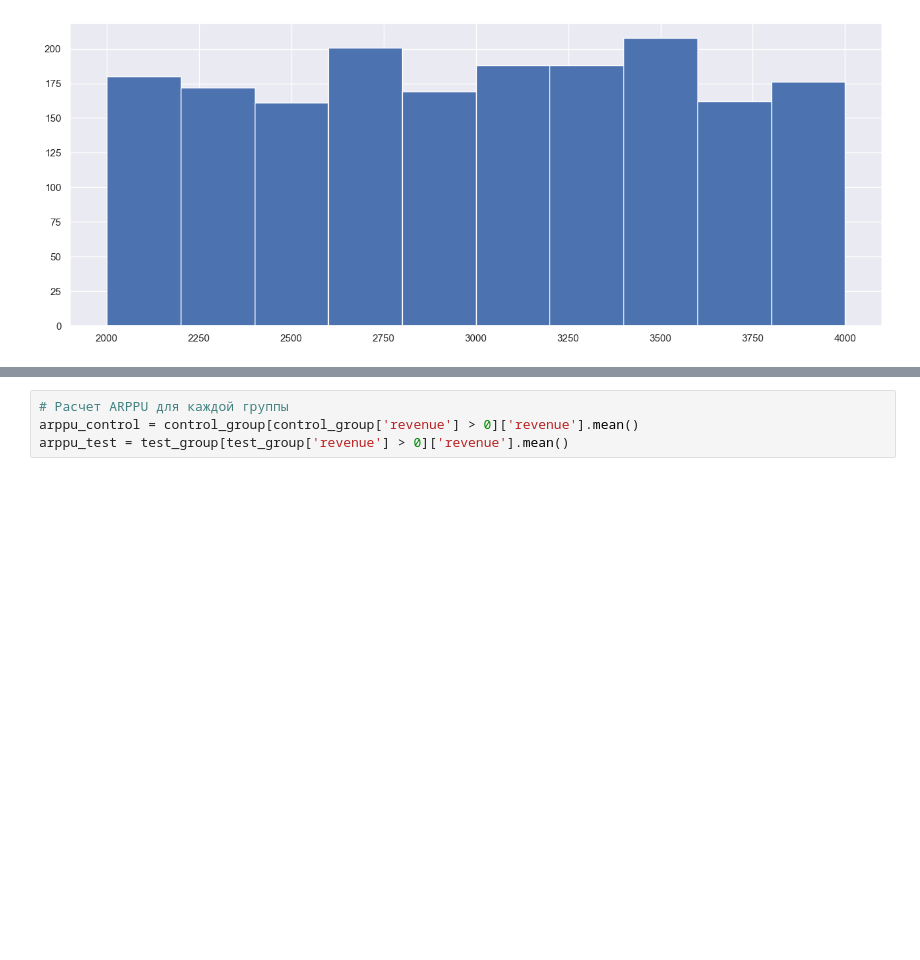
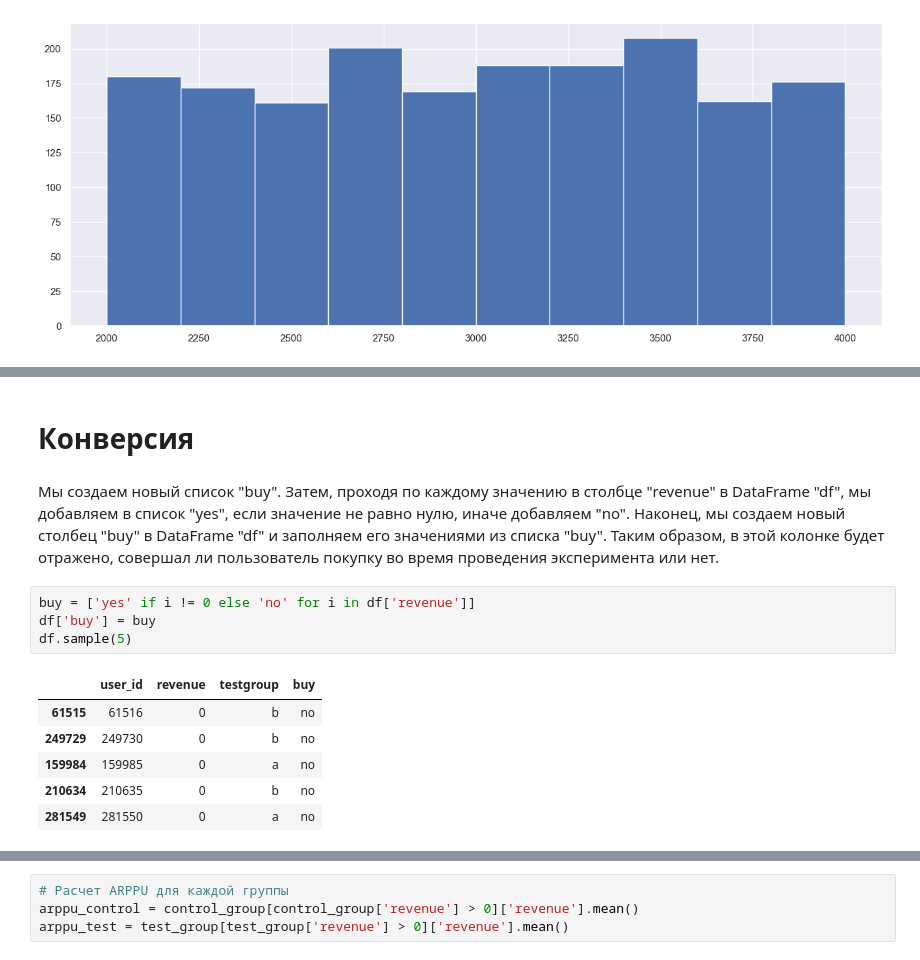
Before and after one commit to Safar2003/project, a Jupyter notebook: project_final_course_pet.ipynb, the cells around one changed output, grey strips where cells are left out. Drawn from its saved outputs; the diff is of its cells as text; blank space fills up the shorter version.

```diff
--- a/project_final_course_pet.ipynb
+++ b/project_final_course_pet.ipynb
@@ -570,0 +602,19 @@ conversion_rate_test = len(test_group[test_group['revenue'] > 0]) / len(test_gro
+# %% [markdown]
+# Конверсия
+# %% [markdown]
+Мы создаем новый список "buy".
+Затем, проходя по каждому значению в столбце "revenue" в DataFrame "df", мы добавляем в список "yes",
+если значение не равно нулю, иначе добавляем "no".
+Наконец, мы создаем новый столбец "buy" в DataFrame "df" и заполняем его значениями из списка "buy".
+Таким образом, в этой колонке будет отражено, совершал ли пользователь покупку во время проведения эксперимента или нет.
+# %%
+buy = ['yes' if i != 0 else 'no' for i in df['revenue']]
+df['buy'] = buy
+df.sample(5)
+# %% [output]
+|  | user_id | revenue | testgroup | buy |
+| 61515 | 61516 | 0 | b | no |
+| 249729 | 249730 | 0 | b | no |
+| 159984 | 159985 | 0 | a | no |
+| 210634 | 210635 | 0 | b | no |
+| 281549 | 281550 | 0 | a | no |
```
Also changed, not shown: parts of 49 cells of this notebook.
